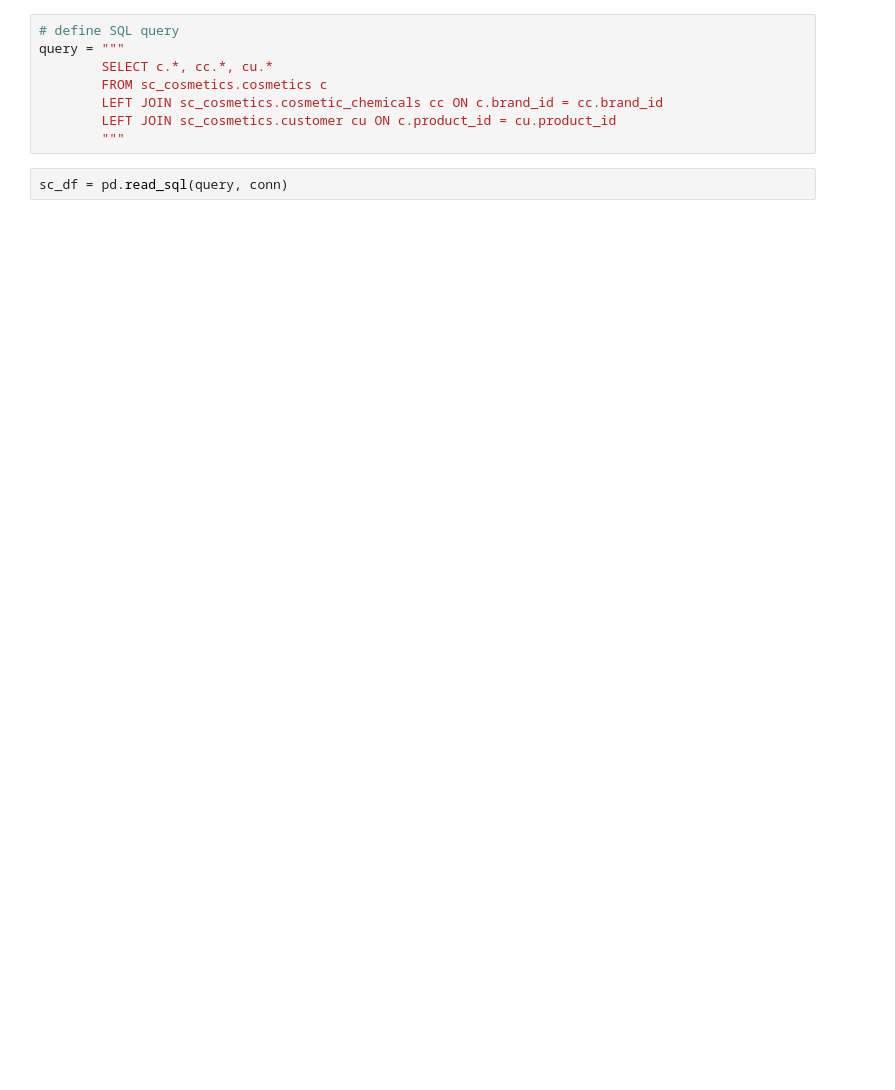
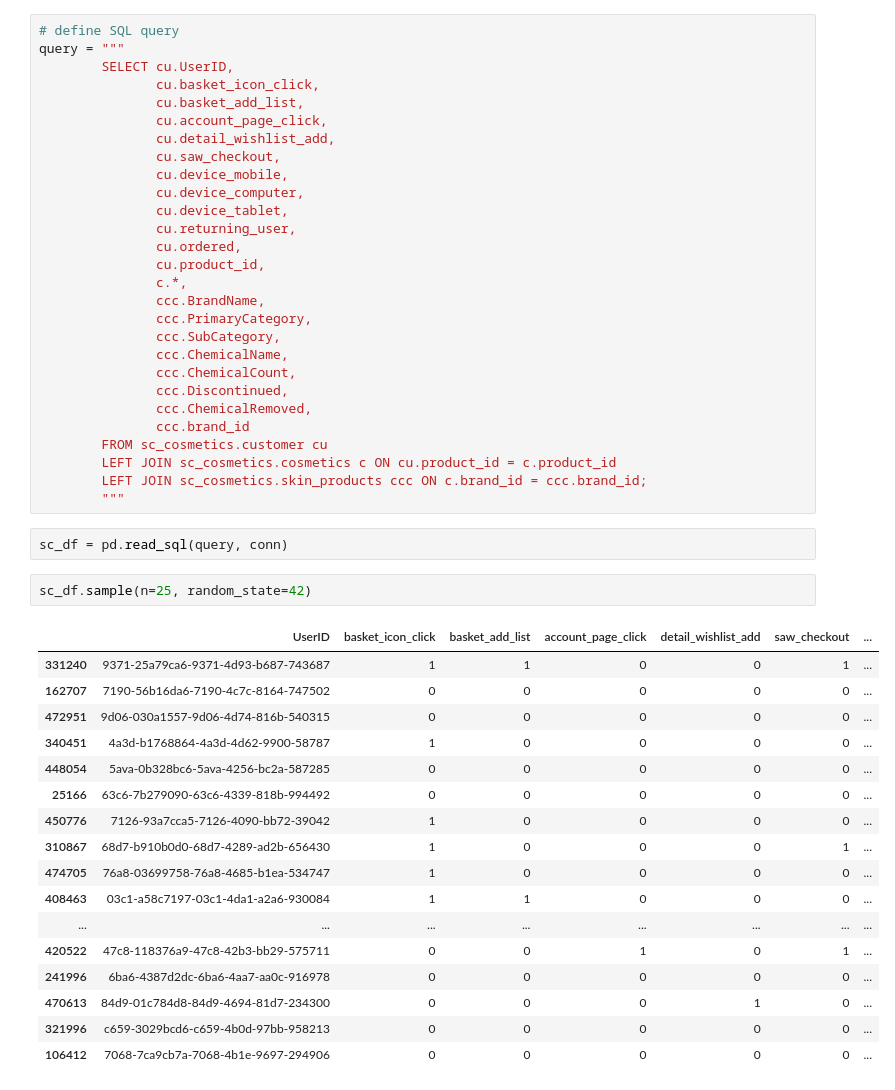
Before and after one commit to samantharivas/sc-cosmetics, a Jupyter notebook: SC-Cosmetics.ipynb, the cells around one changed output. Cells and saved outputs as stored; diff of their text form; blank space fills up the shorter version.

Commit message:
combined dataframe

```diff
--- a/SC-Cosmetics.ipynb
+++ b/SC-Cosmetics.ipynb
@@ -383,10 +402,50 @@ Stored 'ingest_create_athena_db_passed' (bool)
 # %%
 # define SQL query
 query = """
-        SELECT c.*, cc.*, cu.*
-        FROM sc_cosmetics.cosmetics c
-        LEFT JOIN sc_cosmetics.cosmetic_chemicals cc ON c.brand_id = cc.brand_id
-        LEFT JOIN sc_cosmetics.customer cu ON c.product_id = cu.product_id
+        SELECT cu.UserID,
+               cu.basket_icon_click,
+               cu.basket_add_list,
+               cu.account_page_click,
+               cu.detail_wishlist_add,
+               cu.saw_checkout,
+               cu.device_mobile,
+               cu.device_computer,
+               cu.device_tablet,
+               cu.returning_user,
+               cu.ordered,
+               cu.product_id,
+               c.*,
+               ccc.BrandName,
+               ccc.PrimaryCategory,
+               ccc.SubCategory,
+               ccc.ChemicalName,
+               ccc.ChemicalCount,
+               ccc.Discontinued,
+               ccc.ChemicalRemoved,
+               ccc.brand_id
+        FROM sc_cosmetics.customer cu
+        LEFT JOIN sc_cosmetics.cosmetics c ON cu.product_id = c.product_id
+        LEFT JOIN sc_cosmetics.skin_products ccc ON c.brand_id = ccc.brand_id;
         """
 # %%
 sc_df = pd.read_sql(query, conn)
+# %%
+sc_df.sample(n=25, random_state=42)
+# %% [output]
+|  | UserID | basket_icon_click | basket_add_list | account_page_click | detail_wishlist_add | saw_checkout | ... |
+| 331240 | 9371-25a79ca6-9371-4d93-b687-743687 | 1 | 1 | 0 | 0 | 1 | ... |
+| 162707 | 7190-56b16da6-7190-4c7c-8164-747502 | 0 | 0 | 0 | 0 | 0 | ... |
+| 472951 | 9d06-030a1557-9d06-4d74-816b-540315 | 0 | 0 | 0 | 0 | 0 | ... |
+| 340451 | 4a3d-b1768864-4a3d-4d62-9900-58787 | 1 | 0 | 0 | 0 | 0 | ... |
+| 448054 | 5ava-0b328bc6-5ava-4256-bc2a-587285 | 0 | 0 | 0 | 0 | 0 | ... |
+| 25166 | 63c6-7b279090-63c6-4339-818b-994492 | 0 | 0 | 0 | 0 | 0 | ... |
+| 450776 | 7126-93a7cca5-7126-4090-bb72-39042 | 1 | 0 | 0 | 0 | 0 | ... |
+| 310867 | 68d7-b910b0d0-68d7-4289-ad2b-656430 | 1 | 0 | 0 | 0 | 1 | ... |
+| 474705 | 76a8-03699758-76a8-4685-b1ea-534747 | 1 | 0 | 0 | 0 | 0 | ... |
+| 408463 | 03c1-a58c7197-03c1-4da1-a2a6-930084 | 1 | 1 | 0 | 0 | 0 | ... |
+| ... | ... | ... | ... | ... | ... | ... | ... |
+| 420522 | 47c8-118376a9-47c8-42b3-bb29-575711 | 0 | 0 | 1 | 0 | 1 | ... |
+| 241996 | 6ba6-4387d2dc-6ba6-4aa7-aa0c-916978 | 0 | 0 | 0 | 0 | 0 | ... |
+| 470613 | 84d9-01c784d8-84d9-4694-81d7-234300 | 0 | 0 | 0 | 1 | 0 | ... |
+| 321996 | c659-3029bcd6-c659-4b0d-97bb-958213 | 0 | 0 | 0 | 0 | 0 | ... |
+| 106412 | 7068-7ca9cb7a-7068-4b1e-9697-294906 | 0 | 0 | 0 | 0 | 0 | ... |
```
Also changed, not shown: parts of 34 cells of this notebook.
